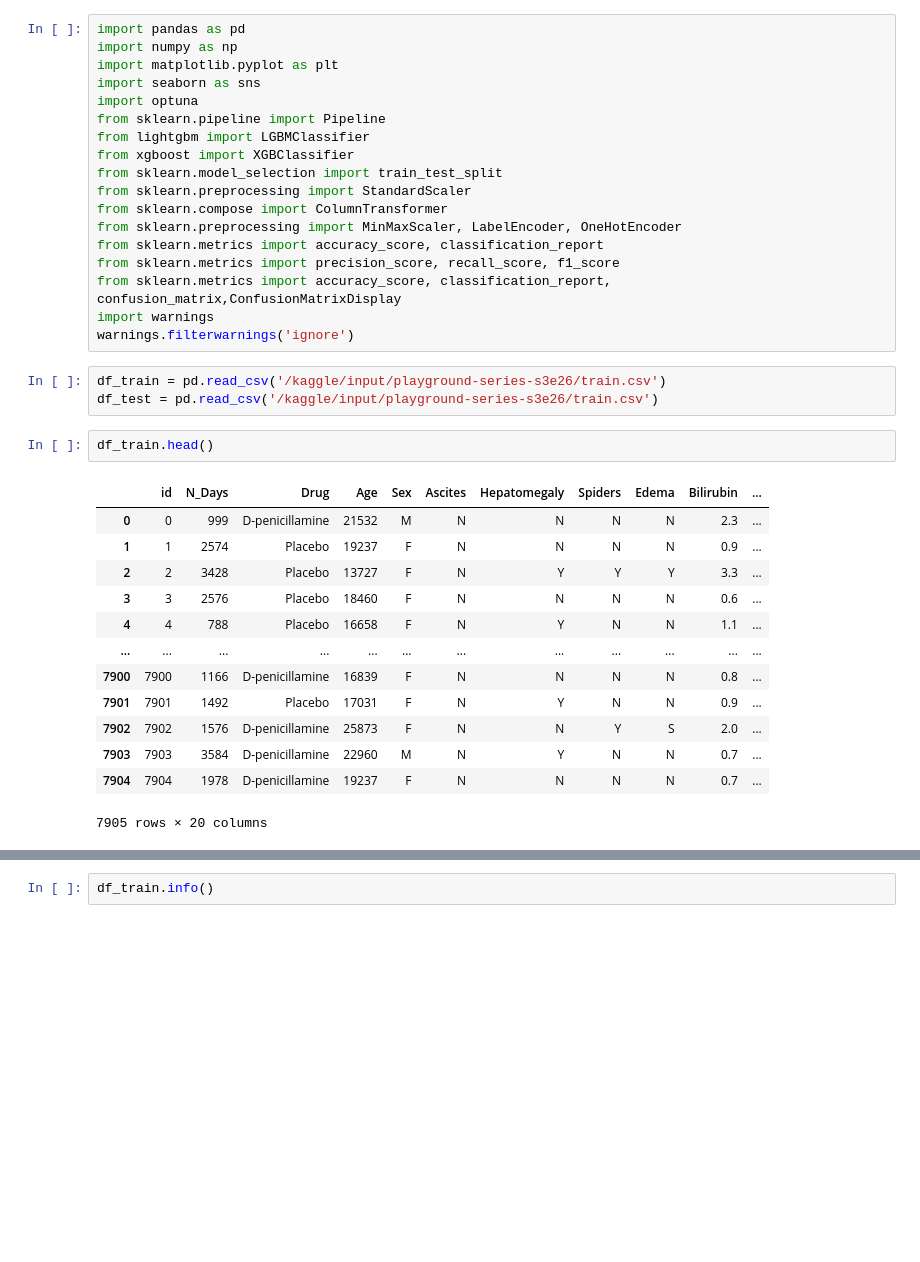
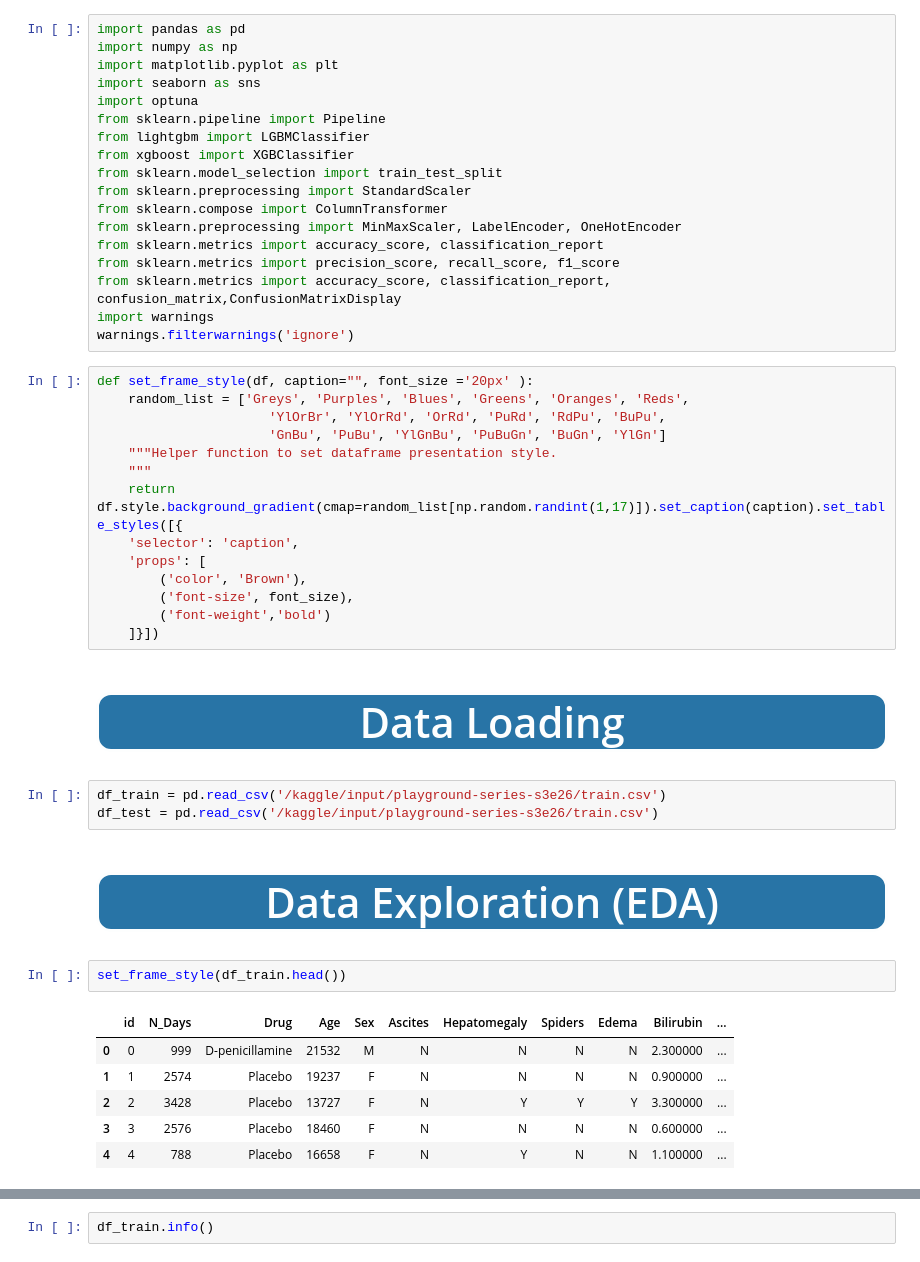
Before and after one commit to amitvkulkarni/Blogs, a Jupyter notebook: Kaggle/hyperparameter-tuning-with-optuna.ipynb, the cells around one changed output, grey strips where cells are left out. Saved outputs shown, nothing was run; the diff lists cells and outputs as text; blank space fills up the shorter version.

```diff
--- a/Kaggle/hyperparameter-tuning-with-optuna.ipynb
+++ b/Kaggle/hyperparameter-tuning-with-optuna.ipynb
@@ -16,22 +39,35 @@ from sklearn.metrics import precision_score, recall_score, f1_score
 from sklearn.metrics import accuracy_score, classification_report, confusion_matrix,ConfusionMatrixDisplay
 import warnings
 warnings.filterwarnings('ignore')
+# %%
+def set_frame_style(df, caption="", font_size ='20px' ):
+    random_list = ['Greys', 'Purples', 'Blues', 'Greens', 'Oranges', 'Reds',
+                      'YlOrBr', 'YlOrRd', 'OrRd', 'PuRd', 'RdPu', 'BuPu',
+                      'GnBu', 'PuBu', 'YlGnBu', 'PuBuGn', 'BuGn', 'YlGn']
+    """Helper function to set dataframe presentation style.
+    """
+    return df.style.background_gradient(cmap=random_list[np.random.randint(1,17)]).set_caption(caption).set_table_styles([{
+    'selector': 'caption',
+    'props': [
+        ('color', 'Brown'),
+        ('font-size', font_size),
+        ('font-weight','bold')
+    ]}])
+# %% [markdown]
+<a name="2"></a>
+# **<h1 id="2" style="background-color:#2874A6;font-family:newtimeroman;font-size:150%;color:#FDFEFE;text-align:center;border-radius:15px 15px;padding:7px;border:solid 3px #FDFEFE;">Data Loading</h1>**
 # %%
 df_train = pd.read_csv('/kaggle/input/playground-series-s3e26/train.csv')
 df_test = pd.read_csv('/kaggle/input/playground-series-s3e26/train.csv')
-# %%
-df_train.head()
-# %% [output]
-|  | id | N_Days | Drug | Age | Sex | Ascites | Hepatomegaly | Spiders | Edema | Bilirubin | ... |
-| 0 | 0 | 999 | D-penicillamine | 21532 | M | N | N | N | N | 2.3 | ... |
-| 1 | 1 | 2574 | Placebo | 19237 | F | N | N | N | N | 0.9 | ... |
-| 2 | 2 | 3428 | Placebo | 13727 | F | N | Y | Y | Y | 3.3 | ... |
-| 3 | 3 | 2576 | Placebo | 18460 | F | N | N | N | N | 0.6 | ... |
-| 4 | 4 | 788 | Placebo | 16658 | F | N | Y | N | N | 1.1 | ... |
-| ... | ... | ... | ... | ... | ... | ... | ... | ... | ... | ... | ... |
-| 7900 | 7900 | 1166 | D-penicillamine | 16839 | F | N | N | N | N | 0.8 | ... |
-| 7901 | 7901 | 1492 | Placebo | 17031 | F | N | Y | N | N | 0.9 | ... |
-| 7902 | 7902 | 1576 | D-penicillamine | 25873 | F | N | N | Y | S | 2.0 | ... |
-| 7903 | 7903 | 3584 | D-penicillamine | 22960 | M | N | Y | N | N | 0.7 | ... |
-| 7904 | 7904 | 1978 | D-penicillamine | 19237 | F | N | N | N | N | 0.7 | ... |
-7905 rows × 20 columns
+# %% [markdown]
+<a name="3"></a>
+# **<h1 id="3" style="background-color:#2874A6;font-family:newtimeroman;font-size:150%;color:#FDFEFE;text-align:center;border-radius:15px 15px;padding:7px;border:solid 3px #FDFEFE;">Data Exploration (EDA)</h1>**
+# %%
+set_frame_style(df_train.head())
+# %% [output]
+|  | id | N_Days | Drug | Age | Sex | Ascites | Hepatomegaly | Spiders | Edema | Bilirubin | ... |
+| 0 | 0 | 999 | D-penicillamine | 21532 | M | N | N | N | N | 2.300000 | ... |
+| 1 | 1 | 2574 | Placebo | 19237 | F | N | N | N | N | 0.900000 | ... |
+| 2 | 2 | 3428 | Placebo | 13727 | F | N | Y | Y | Y | 3.300000 | ... |
+| 3 | 3 | 2576 | Placebo | 18460 | F | N | N | N | N | 0.600000 | ... |
+| 4 | 4 | 788 | Placebo | 16658 | F | N | Y | N | N | 1.100000 | ... |
```
Also changed, not shown: parts of 18 cells of this notebook.
